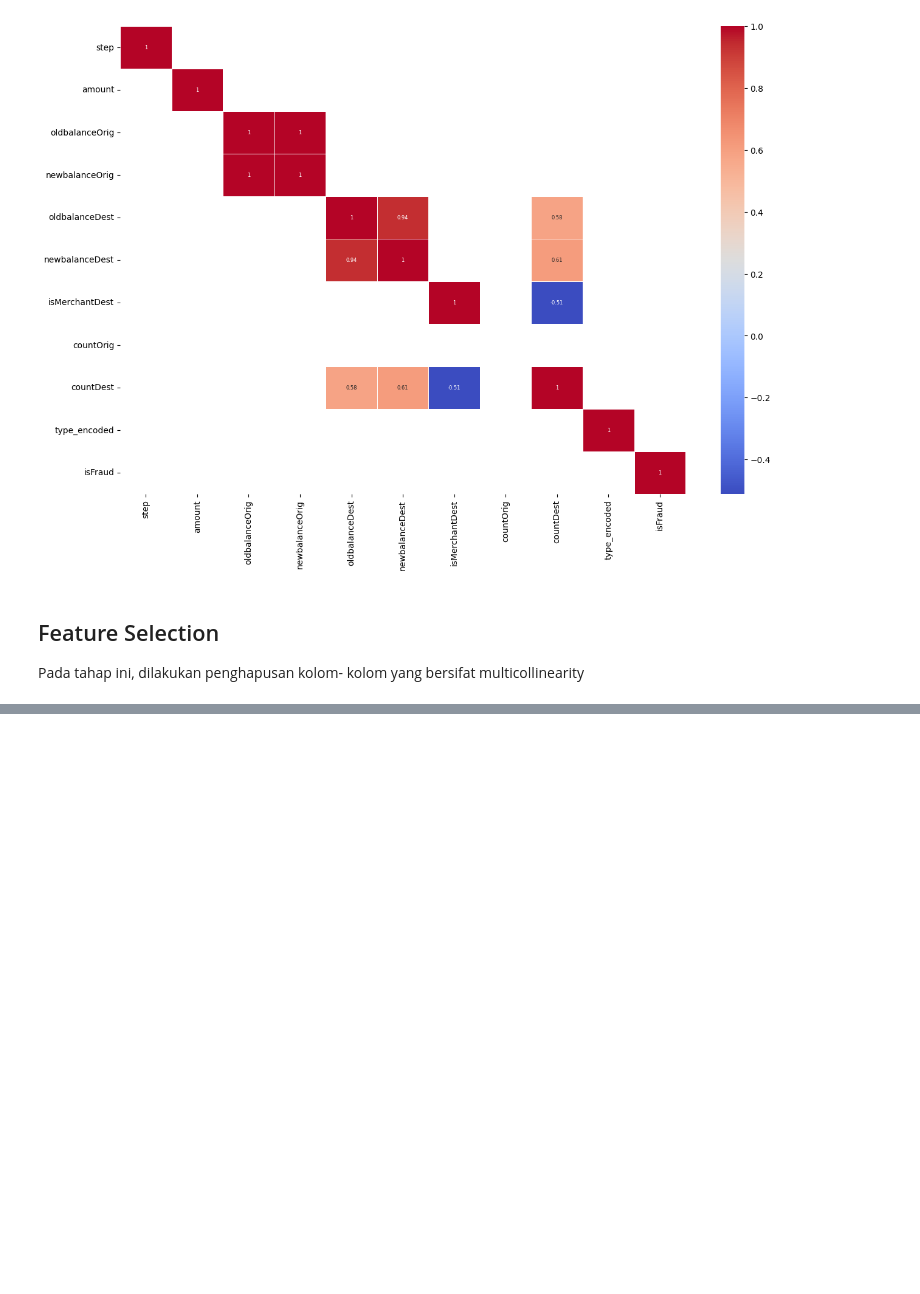
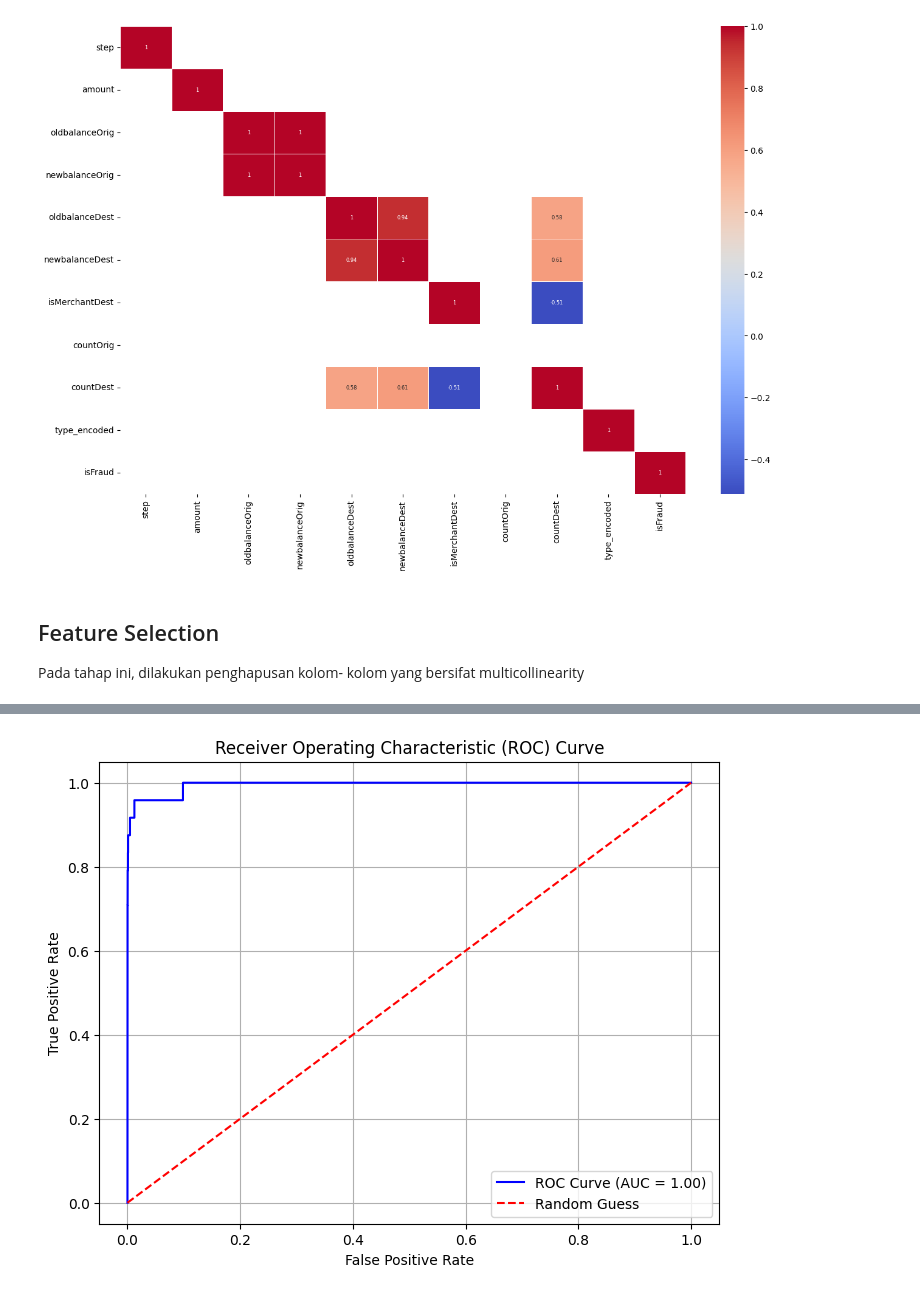
Before and after one commit to JayaWinata/Final-Project-PKA, a Jupyter notebook: notebooks/fraud_detection.ipynb, the cells around one changed output, grey strips where cells are left out. Drawn from its saved outputs; the diff is of its cells as text; code cells hidden in the pictures; blank space fills up the shorter version.

```diff
--- a/notebooks/fraud_detection.ipynb
+++ b/notebooks/fraud_detection.ipynb
@@ -247,0 +367,2 @@ df.to_csv('dataset/cleaned_Synthetic_Financial_datasets_log.csv')
+# %%
+y_pred_proba = best_model.predict_proba(X_test)[:, 1]
@@ -247,0 +374,16 @@ df.to_csv('dataset/cleaned_Synthetic_Financial_datasets_log.csv')
+# %%
+# Hitung FPR, TPR, dan Thresholds
+fpr, tpr, thresholds = roc_curve(y_test, y_pred_proba)
+
+# Plotting
+plt.figure(figsize=(8, 6))
+plt.plot(fpr, tpr, color='blue', label=f'ROC Curve (AUC = {auc_score:.2f})')
+plt.plot([0, 1], [0, 1], color='red', linestyle='--', label='Random Guess')
+plt.xlabel('False Positive Rate')
+plt.ylabel('True Positive Rate')
+plt.title('Receiver Operating Characteristic (ROC) Curve')
+plt.legend()
+plt.grid()
+plt.show()
+# %% [output]
+[figure, added]
```
Also changed, not shown: parts of 16 cells of this notebook.
